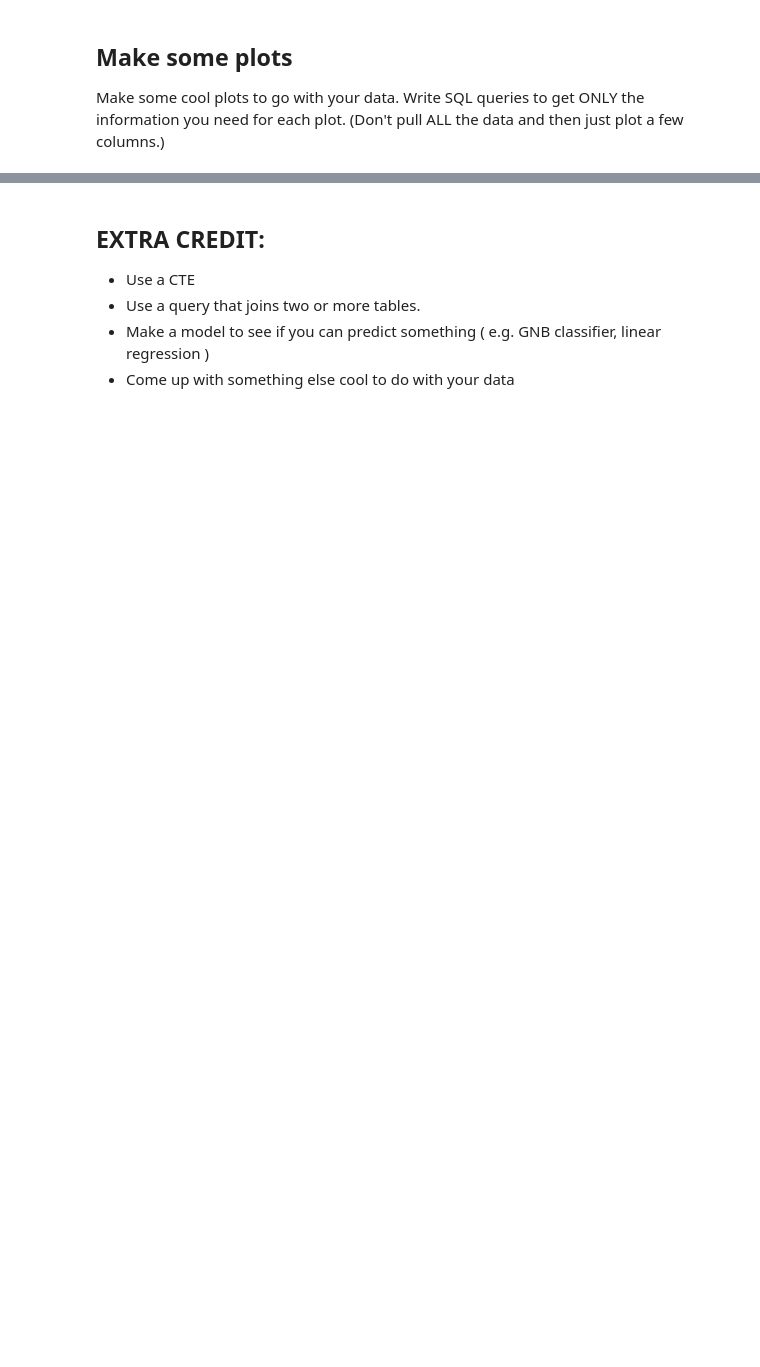
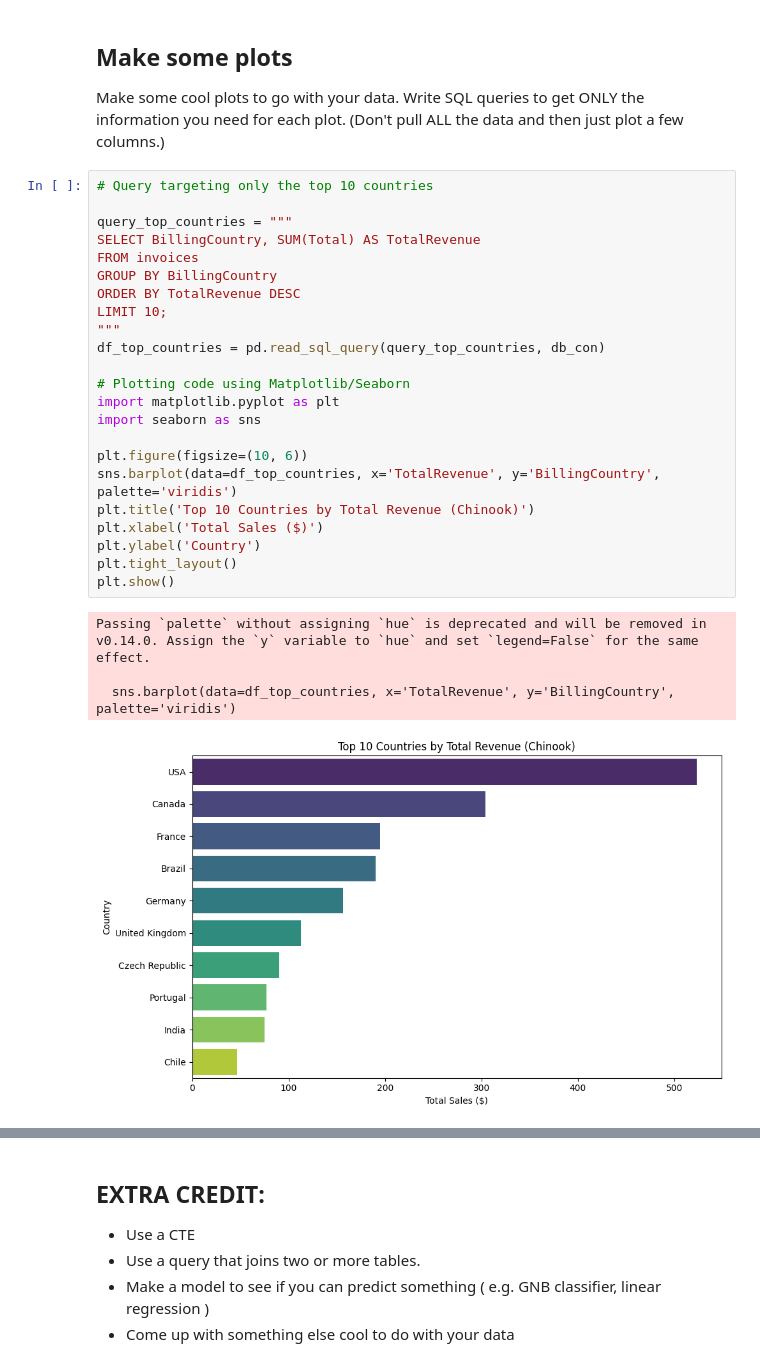
Before and after one commit to ikoghoddds-bit/Data-Science-Portfolio-C21, a Jupyter notebook: Projects/Project-3/SQL.1-Chinook.project.template.ipynb, the cells around one changed output, grey strips where cells are left out. Cells and saved outputs as stored; diff of their text form; blank space fills up the shorter version.

```diff
--- a/Projects/Project-3/SQL.1-Chinook.project.template.ipynb
+++ b/Projects/Project-3/SQL.1-Chinook.project.template.ipynb
@@ -284,3 +678,31 @@ DatabaseError: Execution failed on sql '
 ## Make some plots
 
 Make some cool plots to go with your data. Write SQL queries to get ONLY the information you need for each plot. (Don't pull ALL the data and then just plot a few columns.)
+# %%
+# Query targeting only the top 10 countries
+
+query_top_countries = """
+SELECT BillingCountry, SUM(Total) AS TotalRevenue
+FROM invoices
+GROUP BY BillingCountry
+ORDER BY TotalRevenue DESC
+LIMIT 10;
+"""
+df_top_countries = pd.read_sql_query(query_top_countries, db_con)
+
+# Plotting code using Matplotlib/Seaborn
+import matplotlib.pyplot as plt
+import seaborn as sns
+
+plt.figure(figsize=(10, 6))
+sns.barplot(data=df_top_countries, x='TotalRevenue', y='BillingCountry', palette='viridis')
+plt.title('Top 10 Countries by Total Revenue (Chinook)')
+plt.xlabel('Total Sales ($)')
+plt.ylabel('Country')
+plt.tight_layout()
+plt.show()
+# %% [output]
+Passing `palette` without assigning `hue` is deprecated and will be removed in v0.14.0. Assign the `y` variable to `hue` and set `legend=False` for the same effect.
+
+  sns.barplot(data=df_top_countries, x='TotalRevenue', y='BillingCountry', palette='viridis')
+[figure, added]
```
Also changed, not shown: parts of 25 cells of this notebook.
